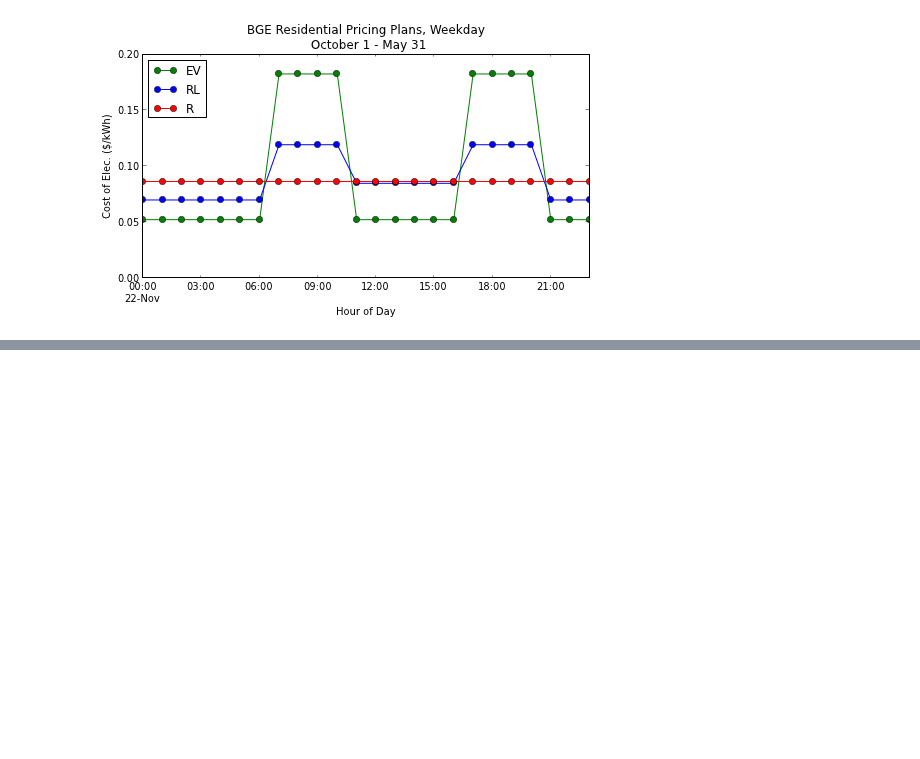
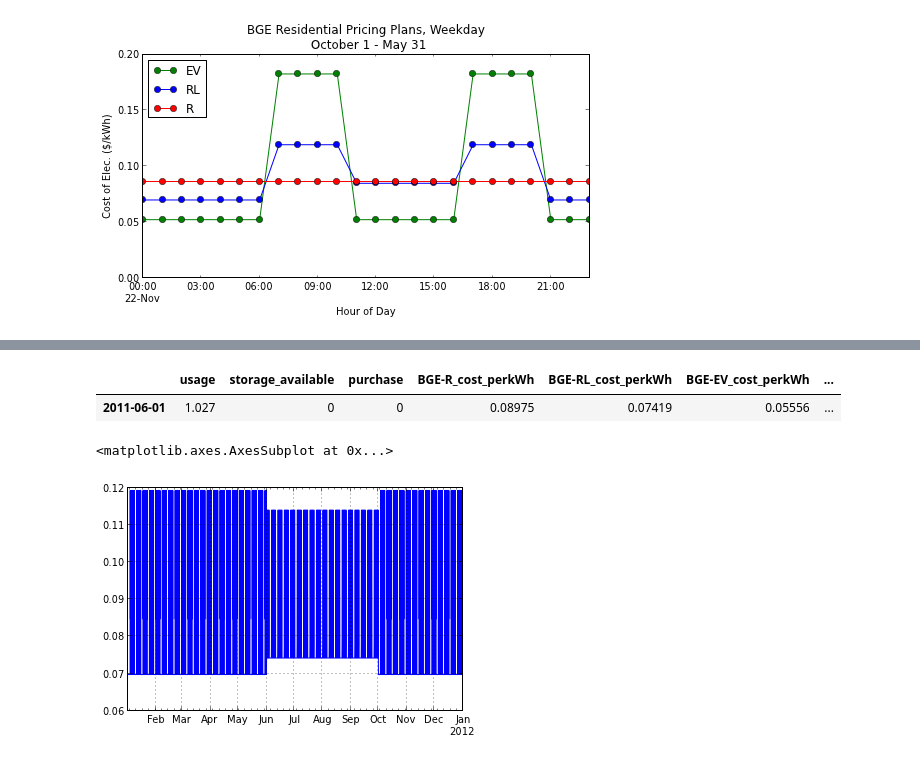
Before and after one commit to CoryVegan/demandside_storage, a Jupyter notebook: TOU_pricing_and_storage.ipynb, the cells around one changed output, grey strips where cells are left out. Saved outputs shown, nothing was run; the diff lists cells and outputs as text; code cells hidden in the pictures; blank space fills up the shorter version.

Commit message:
finish cost savings on TOU plans

```diff
--- a/TOU_pricing_and_storage.ipynb
+++ b/TOU_pricing_and_storage.ipynb
@@ -55,7 +58,8 @@ for i, intervalreading in enumerate(soup.find_all('intervalreading')):
 # Convert the array into a Pandas DataFrame for ease of time series use
 
 data_start = '1/1/2011 08:00:00'
-data = pd.DataFrame(data_array*.001,columns=['usage'],index=pd.date_range(data_start, periods=len(soup.find_all('value')), freq='H'))
+demand_data = pd.DataFrame(data_array*.001,columns=['USAGE'],index=pd.date_range(data_start, periods=len(soup.find_all('value')), freq='H'))
+demand_data.to_csv('raw_data/Green_Button_Sample_Inland_SingleFamily.csv')
 # %%
 # Plot
 fig = plt.figure(figsize=[12,4])
@@ -123,3 +83,5 @@ hourly_state['BGE-EV_cost_perkWh'].ix[(hourly_state[hourly_state.index.weekday<5
+# %%
+hourly_state = TOU_pricing.BGE_elec_cost(demand_data)
 # %%
 fig = plt.figure(figsize=[8,4])
 plot_start = '20-jun-2011'
@@ -160,0 +144,15 @@ hourly_state['purchase'] = zeros(len(data['usage'])) # kWh
+# %%
+a = pd.DataFrame(hourly_state)
+a[a.index == '01-jun-2011']
+# %% [output]
+|  | usage | storage_available | purchase | BGE-R_cost_perkWh | BGE-RL_cost_perkWh | BGE-EV_cost_perkWh | ... |
+| 2011-06-01 | 1.027 | 0 | 0 | 0.08975 | 0.07419 | 0.05556 | ... |
+# %%
+#import TOU_pricing
+reload(TOU_pricing)
+
+a = TOU_pricing.BGE_elec_cost(hourly_state)
+a['BGE-RL_cost_perkWh'].plot()
+# %% [output]
+<matplotlib.axes.AxesSubplot at 0x...>
+[figure, added]
```
Also changed, not shown: parts of 9 cells of this notebook, 8 other files.
